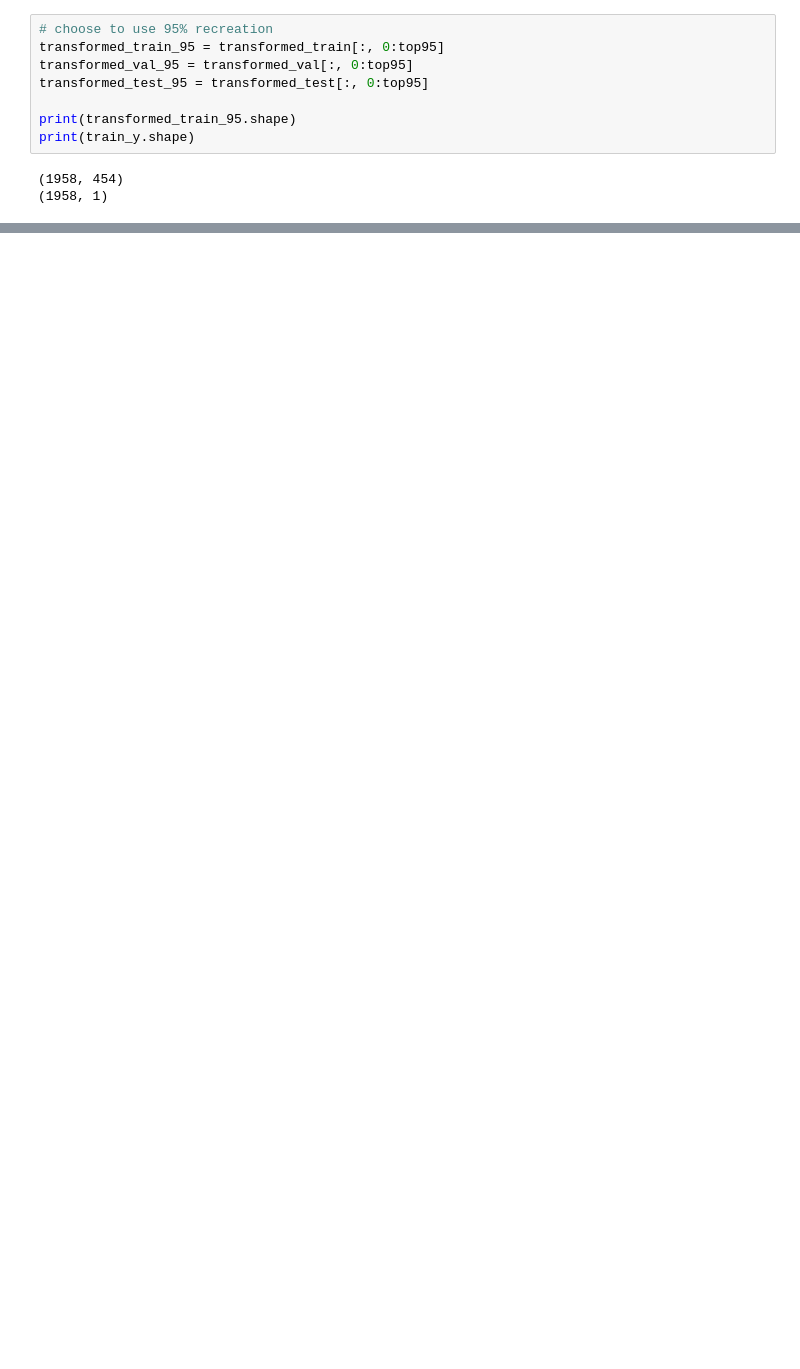
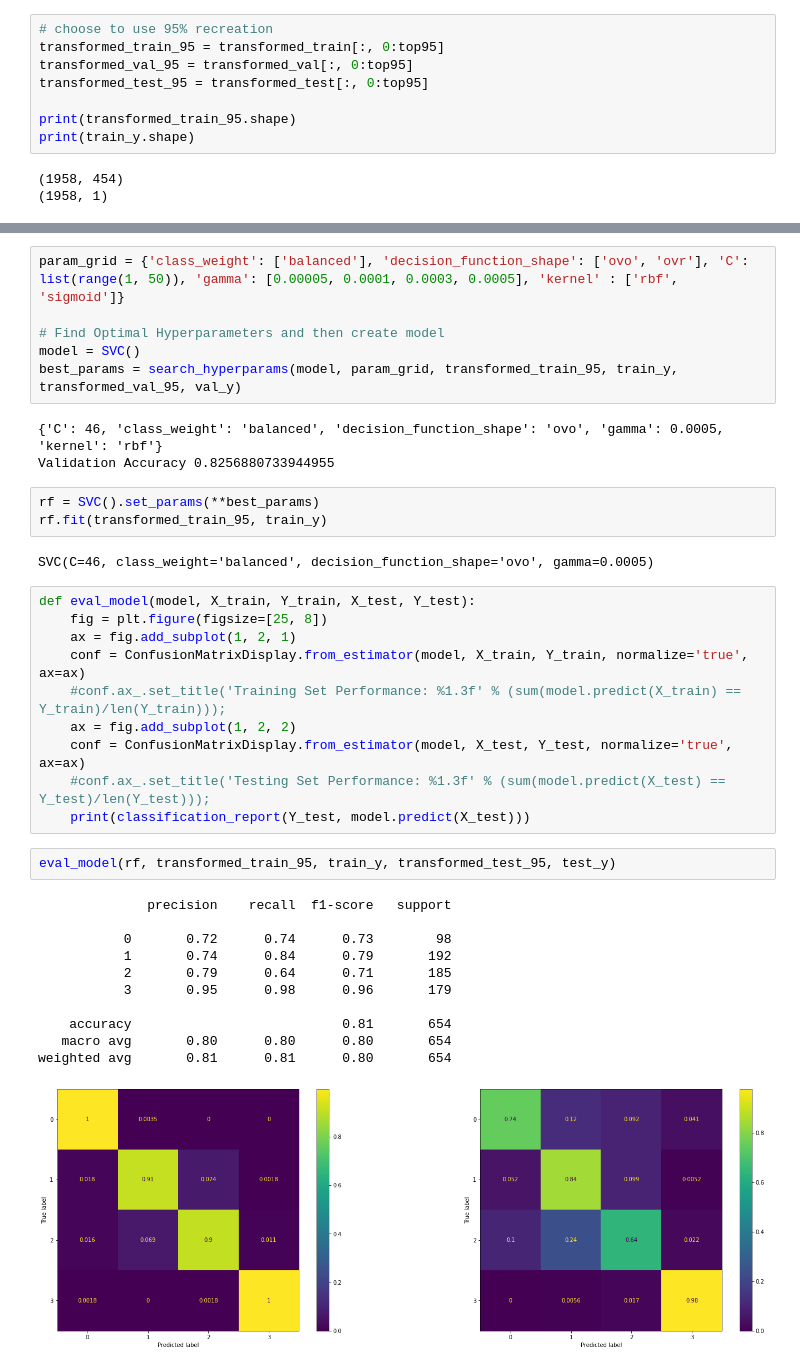
Before and after one commit to Shahak-Kuba/CAB420_Group, a Jupyter notebook: PCA_SVM_Tumor_Classifier.ipynb, the cells around one changed output, grey strips where cells are left out. Drawn from its saved outputs; the diff is of its cells as text; blank space fills up the shorter version.

```diff
--- a/PCA_SVM_Tumor_Classifier.ipynb
+++ b/PCA_SVM_Tumor_Classifier.ipynb
@@ -152,0 +141,38 @@ print(train_y.shape)
+# %%
+param_grid = {'class_weight': ['balanced'], 'decision_function_shape': ['ovo', 'ovr'], 'C': list(range(1, 50)), 'gamma': [0.00005, 0.0001, 0.0003, 0.0005], 'kernel' : ['rbf', 'sigmoid']}
+
+# Find Optimal Hyperparameters and then create model
+model = SVC()
+best_params = search_hyperparams(model, param_grid, transformed_train_95, train_y, transformed_val_95, val_y)
+# %% [output]
+{'C': 46, 'class_weight': 'balanced', 'decision_function_shape': 'ovo', 'gamma': 0.0005, 'kernel': 'rbf'}
+Validation Accuracy 0.8256880733944955
+# %%
+rf = SVC().set_params(**best_params)
+rf.fit(transformed_train_95, train_y)
+# %% [output]
+SVC(C=46, class_weight='balanced', decision_function_shape='ovo', gamma=0.0005)
+# %%
+def eval_model(model, X_train, Y_train, X_test, Y_test):
+    fig = plt.figure(figsize=[25, 8])
+    ax = fig.add_subplot(1, 2, 1)
+    conf = ConfusionMatrixDisplay.from_estimator(model, X_train, Y_train, normalize='true', ax=ax)
+    #conf.ax_.set_title('Training Set Performance: %1.3f' % (sum(model.predict(X_train) == Y_train)/len(Y_train)));
+    ax = fig.add_subplot(1, 2, 2)
+    conf = ConfusionMatrixDisplay.from_estimator(model, X_test, Y_test, normalize='true', ax=ax)
+    #conf.ax_.set_title('Testing Set Performance: %1.3f' % (sum(model.predict(X_test) == Y_test)/len(Y_test)));
+    print(classification_report(Y_test, model.predict(X_test)))
+# %%
+eval_model(rf, transformed_train_95, train_y, transformed_test_95, test_y)
+# %% [output]
+              precision    recall  f1-score   support
+
+           0       0.72      0.74      0.73        98
+           1       0.74      0.84      0.79       192
+           2       0.79      0.64      0.71       185
+           3       0.95      0.98      0.96       179
+
+    accuracy                           0.81       654
+   macro avg       0.80      0.80      0.80       654
+weighted avg       0.81      0.81      0.80       654
+[figure, added]
```
Also changed, not shown: parts of 8 cells of this notebook, 3 other files.
